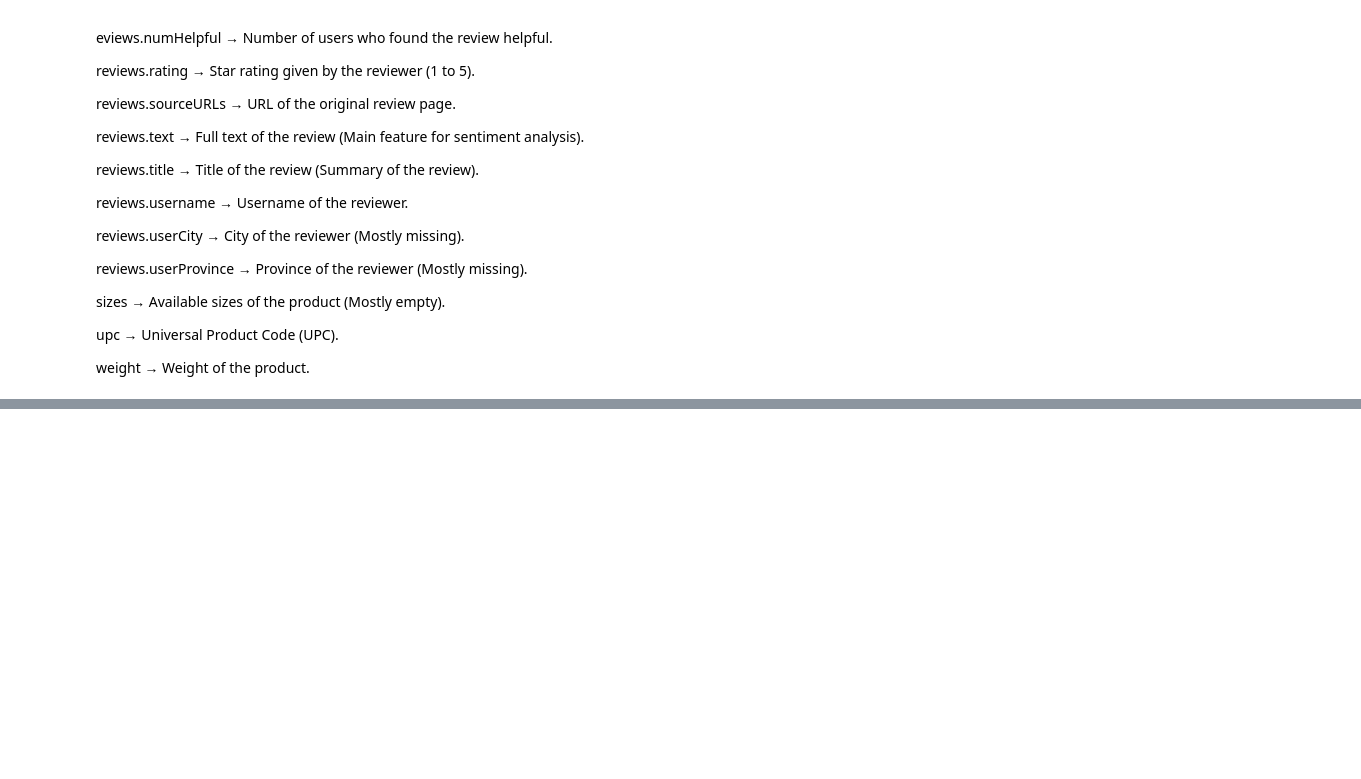
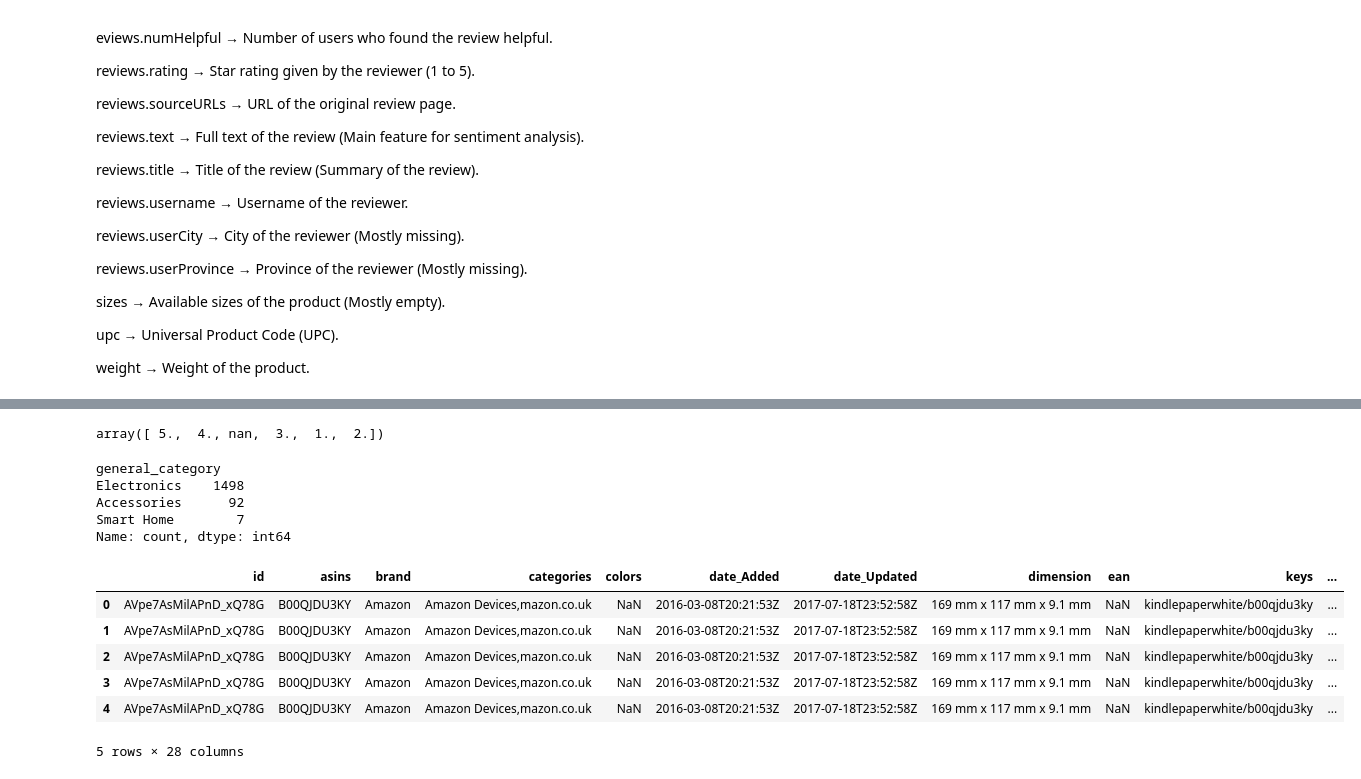
Before and after one commit to kennethnyangweso/GROUP-1-PHASE-4-PROJECT, a Jupyter notebook: Group_1_Phase_4_Project_Notebook.ipynb, the cells around one changed output, grey strips where cells are left out. Cells and saved outputs as stored; diff of their text form; code cells hidden in the pictures; blank space fills up the shorter version.

```diff
--- a/Group_1_Phase_4_Project_Notebook.ipynb
+++ b/Group_1_Phase_4_Project_Notebook.ipynb
@@ -111,0 +182,15 @@ pd.set_option('display.max_colwidth', None)
+# %%
+#Changing the column format
+# Replacing the dots to underscore
+df1.columns = df1.columns.str.replace('.','_')
+
+# Function to add underscores in compound words
+def add_underscores(col_name):
+    return re.sub(r'(?<!^)(?=[A-Z])', '_', col_name)
+
+# Apply the function to all column names
+df1.columns = [add_underscores(col) for col in df1.columns]
+
+
+#Confirm changes
+df1.info()
@@ -111,0 +274,46 @@ pd.set_option('display.max_colwidth', None)
+# %%
+df1['reviews_rating'].unique()
+# %% [output]
+array([ 5.,  4., nan,  3.,  1.,  2.])
+# %%
+# Define category keywords
+category_mapping = {
+    'Electronics': ['Electronics', 'Tech', 'TVs', 'MP3', 'Portable Audio'],
+    'Home & Living': ['Home', 'Garage', 'Office', 'Home Improvement'],
+    'Audio': ['Audio', 'Speakers', 'Headphones', 'Bluetooth Speakers'],
+    'Smart Home': ['Smart Home', 'Home Automation', 'Amazon Echo', 'Voice Assistants'],
+    'Accessories': ['Accessories', 'Controllers', 'Cables', 'Adapters']
+}
+
+# Function to assign a category
+def assign_category(category_text):
+    for category, keywords in category_mapping.items():
+        if any(keyword in category_text for keyword in keywords):
+            return category
+    return 'Other'  # Temporarily assign 'Other'
+
+# Apply function to categorize products
+df1['general_category'] = df1['categories'].apply(assign_category)
+
+# Replace 'Other' with the most frequent category (mode)
+most_frequent_category = df1['general_category'].mode()[0]
+df1['general_category'] = df1['general_category'].replace('Other', most_frequent_category)
+
+# Display value counts for new categories
+print(df1['general_category'].value_counts())
+# %% [output]
+general_category
+Electronics    1498
+Accessories      92
+Smart Home        7
+Name: count, dtype: int64
+# %%
+df1.head()
+# %% [output]
+|  | id | asins | brand | categories | colors | date_Added | date_Updated | dimension | ean | keys | ... |
+| 0 | AVpe7AsMilAPnD_xQ78G | B00QJDU3KY | Amazon | Amazon Devices,mazon.co.uk | NaN | 2016-03-08T20:21:53Z | 2017-07-18T23:52:58Z | 169 mm x 117 mm x 9.1 mm | NaN | kindlepaperwhite/b00qjdu3ky | ... |
+| 1 | AVpe7AsMilAPnD_xQ78G | B00QJDU3KY | Amazon | Amazon Devices,mazon.co.uk | NaN | 2016-03-08T20:21:53Z | 2017-07-18T23:52:58Z | 169 mm x 117 mm x 9.1 mm | NaN | kindlepaperwhite/b00qjdu3ky | ... |
+| 2 | AVpe7AsMilAPnD_xQ78G | B00QJDU3KY | Amazon | Amazon Devices,mazon.co.uk | NaN | 2016-03-08T20:21:53Z | 2017-07-18T23:52:58Z | 169 mm x 117 mm x 9.1 mm | NaN | kindlepaperwhite/b00qjdu3ky | ... |
+| 3 | AVpe7AsMilAPnD_xQ78G | B00QJDU3KY | Amazon | Amazon Devices,mazon.co.uk | NaN | 2016-03-08T20:21:53Z | 2017-07-18T23:52:58Z | 169 mm x 117 mm x 9.1 mm | NaN | kindlepaperwhite/b00qjdu3ky | ... |
+| 4 | AVpe7AsMilAPnD_xQ78G | B00QJDU3KY | Amazon | Amazon Devices,mazon.co.uk | NaN | 2016-03-08T20:21:53Z | 2017-07-18T23:52:58Z | 169 mm x 117 mm x 9.1 mm | NaN | kindlepaperwhite/b00qjdu3ky | ... |
+5 rows × 28 columns
```
Also changed, not shown: parts of 18 cells of this notebook.
